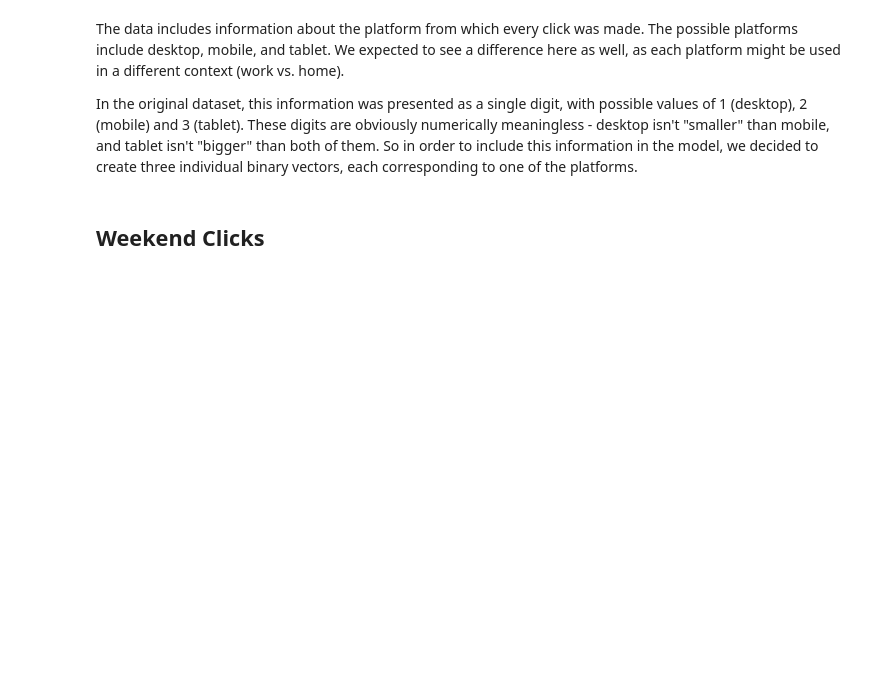
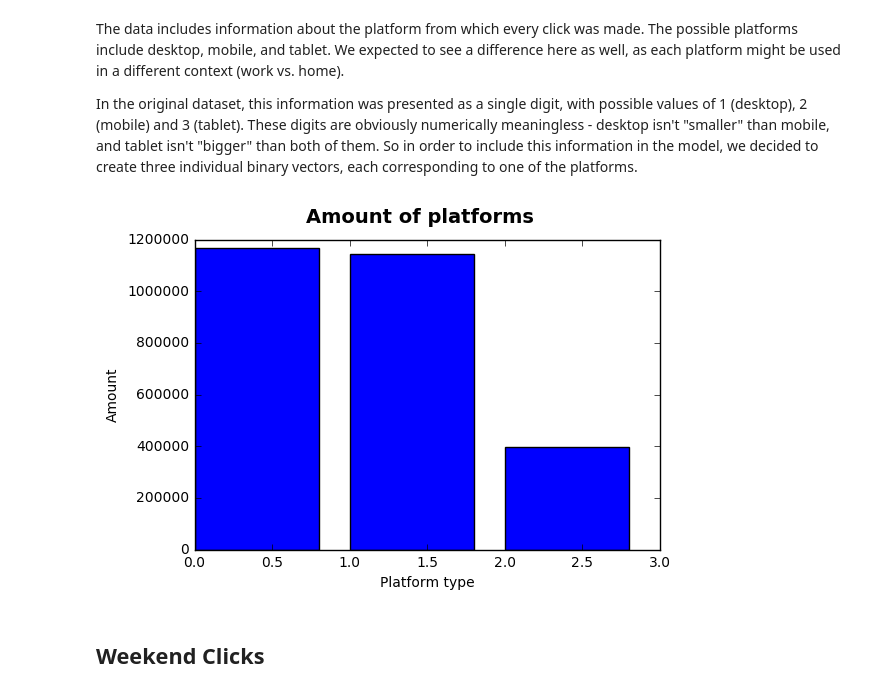
Before and after one commit to dean-ayalon/DS-Workshop, a Jupyter notebook: Project Notebook.ipynb, the cells around one changed output. Saved outputs shown, nothing was run; the diff lists cells and outputs as text; code cells hidden in the pictures; blank space fills up the shorter version.

```diff
--- a/Project Notebook.ipynb
+++ b/Project Notebook.ipynb
@@ -79,6 +96,10 @@ This required several adjustments:
 The data includes information about the platform from which every click was made. The possible platforms include desktop, mobile, and tablet. We expected to see a difference here as well, as each platform might be used in a different context (work vs. home).
 
 In the original dataset, this information was presented as a single digit, with possible values of 1 (desktop), 2 (mobile) and 3 (tablet). These digits are obviously numerically meaningless - desktop isn't "smaller" than mobile, and tablet isn't "bigger" than both of them. So in order to include this information in the model, we decided to create three individual binary vectors, each corresponding to one of the platforms.
+# %%
+plot_platform_histogram(dataset)
+# %% [output]
+[figure, added]
 # %%
 desktop_clicks = sum(dataset.platform_is_desktop)
 mobile_clicks = sum(dataset.platform_is_mobile)
```
Also changed, not shown: parts of 8 cells of this notebook, 5 other files.
